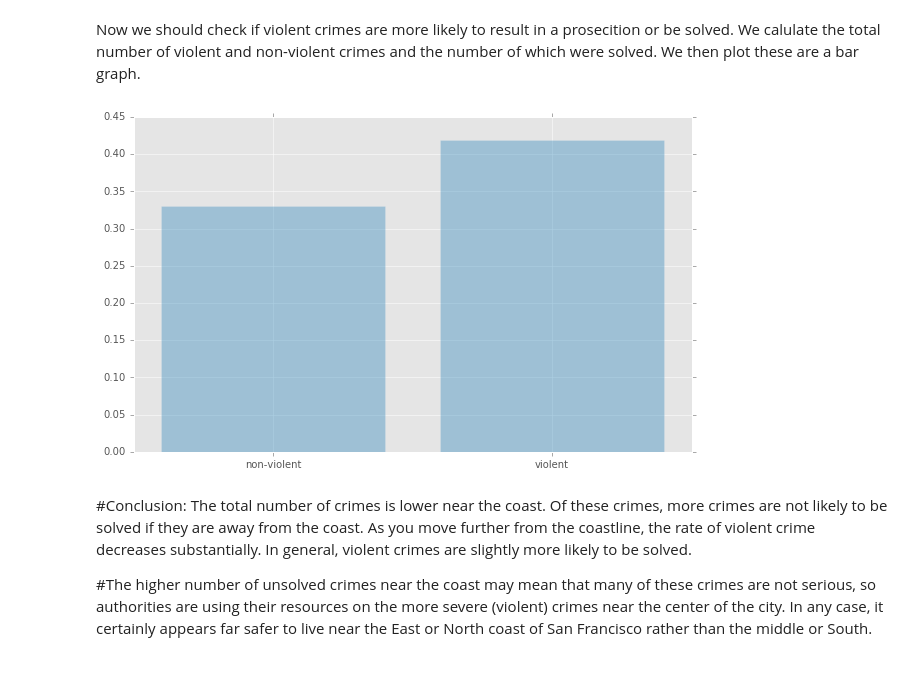
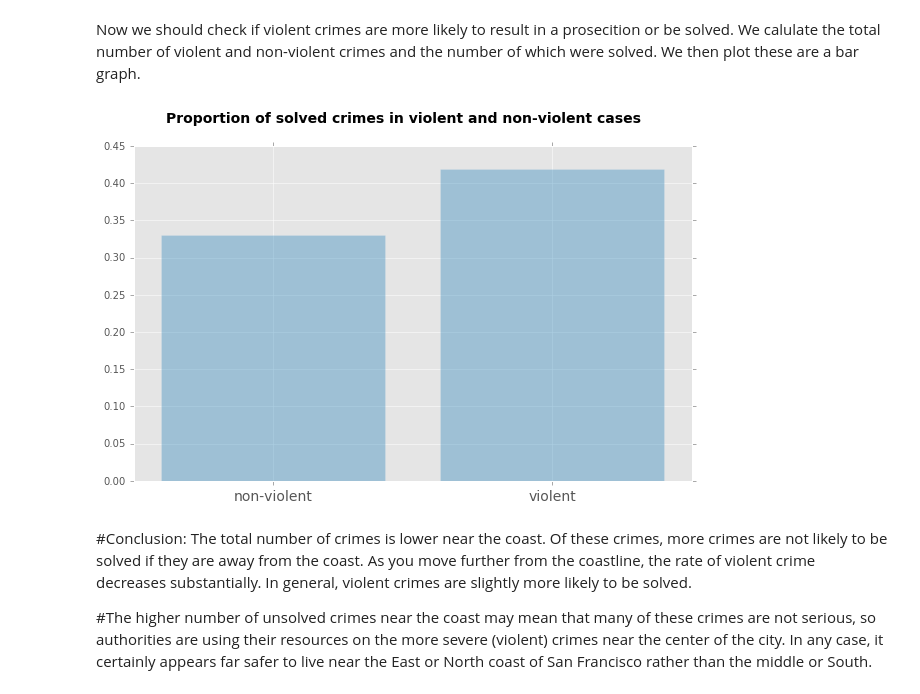
Before and after one commit to lightatron/Coursera_DataScience, a Jupyter notebook: SanFran_crimeAnalytics.ipynb, the cells around one changed output. Cells and saved outputs as stored; diff of their text form; code cells hidden in the pictures.

```diff
--- a/SanFran_crimeAnalytics.ipynb
+++ b/SanFran_crimeAnalytics.ipynb
@@ -111,14 +115,15 @@ Now we should check if violent crimes are more likely to result in a prosecition
 # %%
 crime_grouped_violent = crime_data.groupby('violent_crime')
 total_by_violent = crime_grouped_violent.crime_commited.sum()
 total_solved_by_violent = crime_grouped_violent.solved_case.sum()
 proportion_solved_by_violent = total_solved_by_violent / total_by_violent
 
 plt.bar([1, 2], proportion_solved_by_violent, align='center', alpha=0.4)
-plt.xticks([1, 2], ['non-violent', 'violent'])
+plt.suptitle("Proportion of solved crimes in violent and non-violent cases", fontsize=14, fontweight='bold')
+plt.xticks([1, 2], ['non-violent', 'violent'], fontsize=14)
 plt.show()
 # %% [output]
-[figure, old version]
+[figure, new version]
 # %% [markdown]
 #Conclusion: The total number of crimes is lower near the coast. Of these crimes, more crimes are not likely to be solved if they are away from the coast. As you move further from the coastline, the rate of violent crime decreases substantially. In general, violent crimes are slightly more likely to be solved.
 
```
Also changed, not shown: parts of 3 cells of this notebook.
